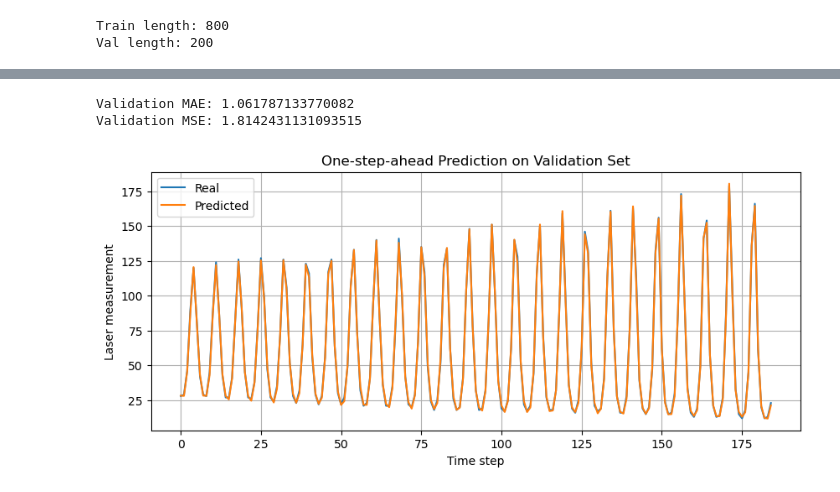
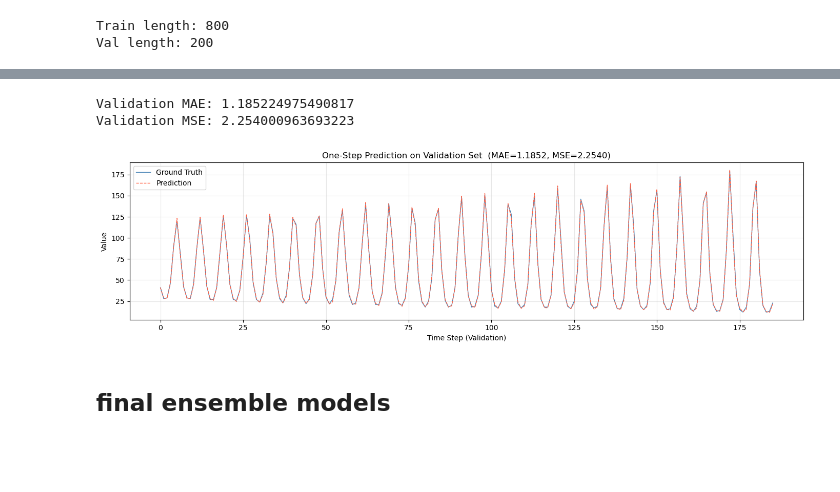
Before and after one commit to Liuian/UU_Deep_Learning, a Jupyter notebook: demo_hu.ipynb, the cells around one changed output, grey strips where cells are left out. Drawn from its saved outputs; the diff is of its cells as text; code cells hidden in the pictures; blank space fills up the shorter version.

```diff
--- a/demo_hu.ipynb
+++ b/demo_hu.ipynb
@@ -192,5 +216,5 @@ def recursive_forecast(model, history_scaled, window_size, steps=200):
 # %%
-window_sizes = range(15,30)
+window_sizes = range(10,20)
 learning_rates = [0.0001, 0.001, 0.01, 0.1]
 seeds = [42, 1, 2]
 grid_results = {}
@@ -210,10 +234,11 @@ for ws in window_sizes:
             np.random.seed(seed)
             torch.manual_seed(seed)
 
-            model_tmp, _, _, single_step_val_loss = train_gru(
+            model_tmp, _, _, single_step_val_loss,_ = train_gru(
                 train_series=train_series,
                 val_series=val_series,
                 window_size=ws,
+                seed=seed,
                 hidden_size=64,
                 num_layers=1,
                 lr=lr,
@@ -375,34 +331,39 @@ def predict_one_step(model, series_scaled, window_size):
 # %%
-all_val_preds_scaled = []
-for model in ensemble_models:
+all_val_single_preds_scaled = []
+for model in ensemble_single_models:
     val_preds_scaled, val_targets_scaled = predict_one_step(
         model=model,
         series_scaled=val_series,
-        window_size=15
+        window_size=best_ws
     )
     all_val_preds_scaled.append(val_preds_scaled)
-ensemble_val_preds_scaled = np.mean(all_val_preds_scaled,axis=0)
+ensemble_single_val_preds_scaled = np.mean(all_val_preds_scaled,axis=0)
 # scale back
-ensemble_val_preds = scaler.inverse_transform(ensemble_val_preds_scaled.reshape(-1, 1)).squeeze()
-val_targets = scaler.inverse_transform(val_series[15:].reshape(-1, 1)).squeeze()
+ensemble_single_val_preds = scaler.inverse_transform(ensemble_val_preds_scaled.reshape(-1, 1)).squeeze()
+val_targets = scaler.inverse_transform(val_series[best_ws:].reshape(-1, 1)).squeeze()
 
-mae = mean_absolute_error(val_targets, ensemble_val_preds)
-mse = mean_squared_error(val_targets, ensemble_val_preds)
+mae_single = mean_absolute_error(val_targets, ensemble_val_preds)
+mse_single = mean_squared_error(val_targets, ensemble_val_preds)
 
-print("Validation MAE:", mae)
-print("Validation MSE:", mse)
+print("Validation MAE:", mae_single)
+print("Validation MSE:", mse_single)
 # %% [output]
-Validation MAE: 1.061787133770082
-Validation MSE: 1.8142431131093515
+Validation MAE: 1.185224975490817
+Validation MSE: 2.254000963693223
 # %%
-plt.figure(figsize=(10, 4))
-plt.plot(val_targets, label="Real")
-plt.plot(ensemble_val_preds, label="Predicted")
-plt.xlabel("Time step")
-plt.ylabel("Laser measurement")
-plt.title("One-step-ahead Prediction on Validation Set")
-plt.legend()
-plt.grid(True)
+fig, ax = plt.subplots(figsize=(14, 4))
+ax.plot(val_targets,    label='Ground Truth', color='steelblue', linewidth=1)
+ax.plot(ensemble_single_val_preds, label='Prediction',   color='tomato',    linewidth=1, linestyle='--')
+ax.set_xlabel('Time Step (Validation)')
+ax.set_ylabel('Value')
+ax.set_title(f'One-Step Prediction on Validation Set  '
+             f'(MAE={mae_single:.4f}, MSE={mse_single:.4f})')
+ax.legend()
+ax.grid(True, alpha=0.3)
+plt.tight_layout()
+plt.savefig('output/gru_plot2_onestep_val.png', dpi=150)
 plt.show()
 # %% [output]
-[figure, old version]
+[figure, new version]
+# %% [markdown]
+## final ensemble models
```
Also changed, not shown: parts of 16 cells of this notebook, 5 other files.
